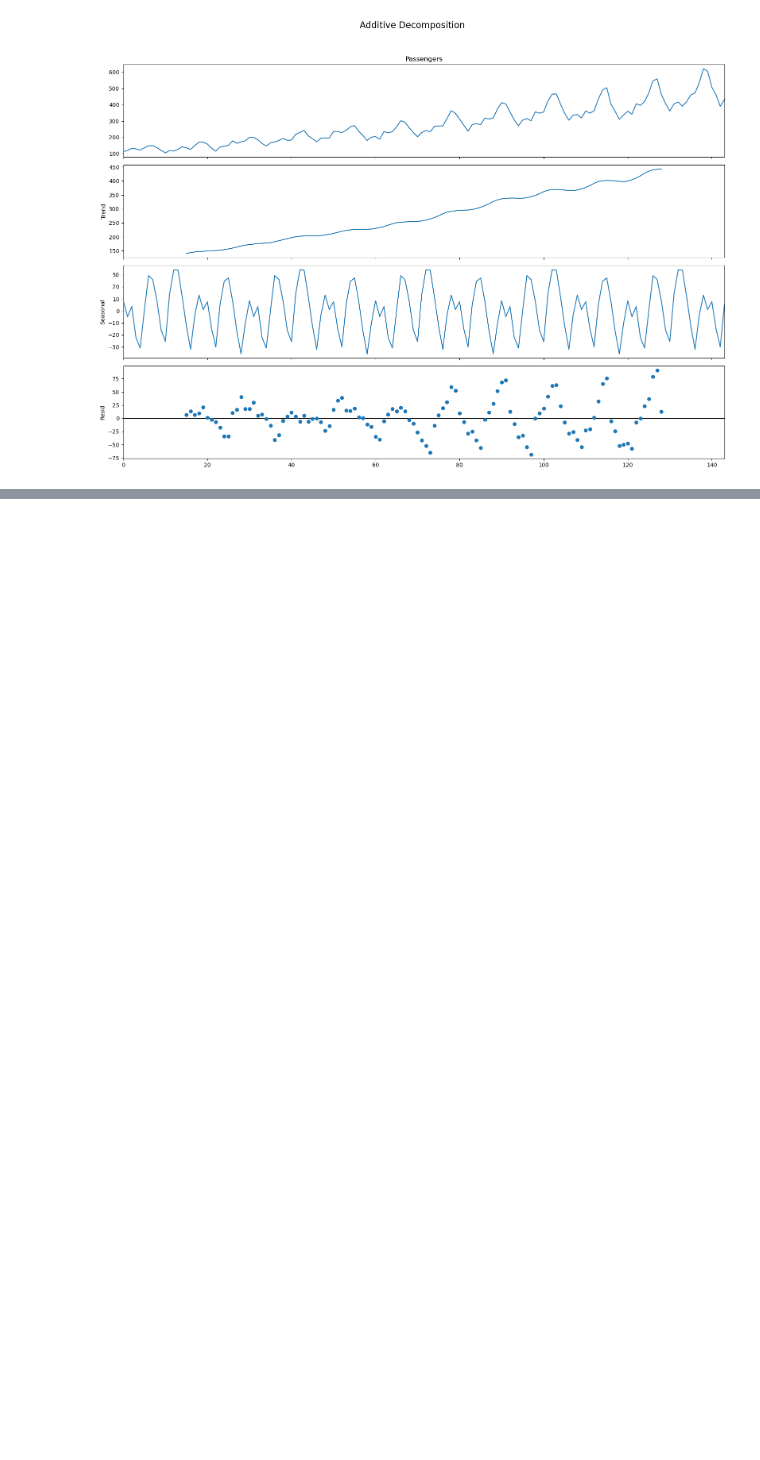
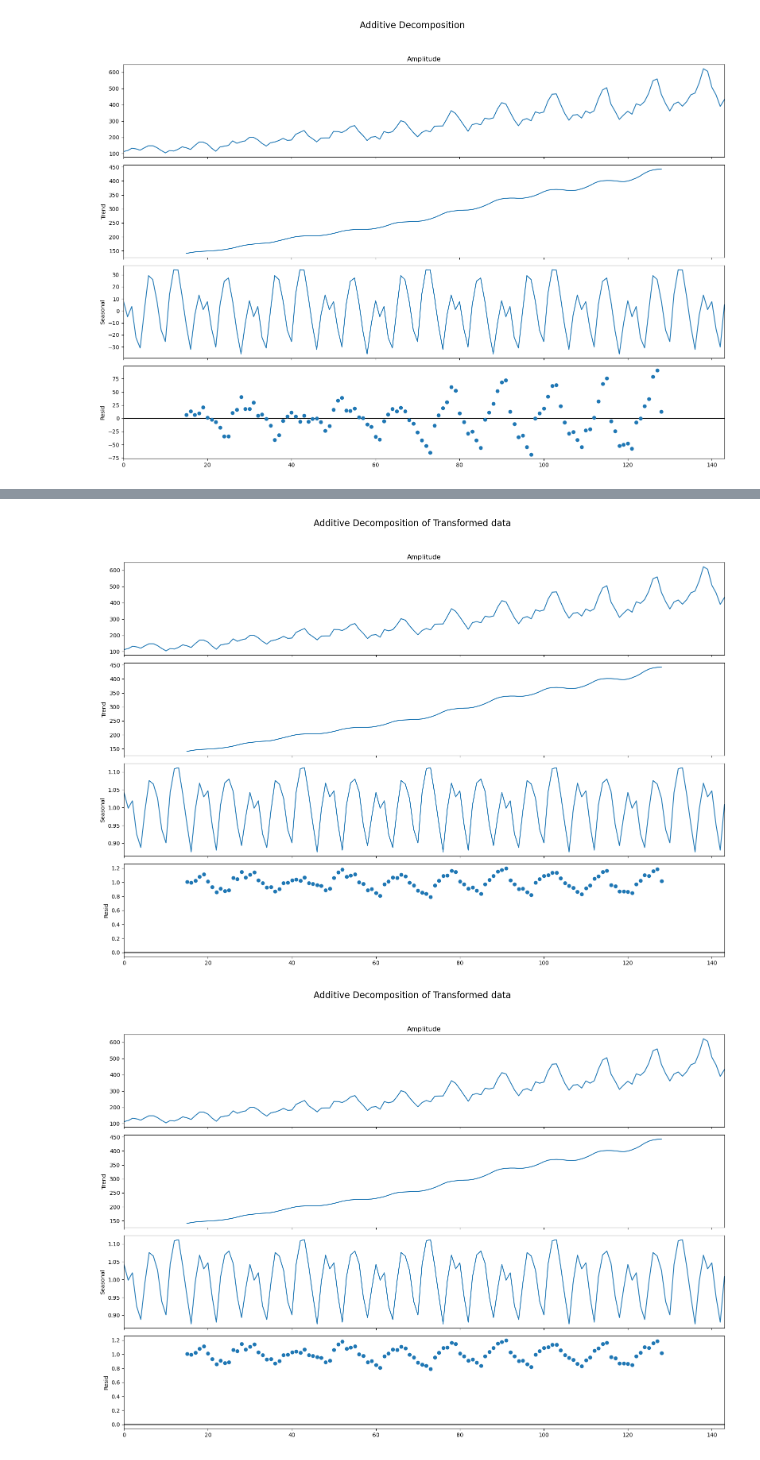
Before and after one commit to nicolasbp87/time_series, a Jupyter notebook: TIME_SERIES_ANALYSIS_INTRODUCTION.ipynb, the cells around one changed output, grey strips where cells are left out. Drawn from its saved outputs; the diff is of its cells as text; code cells hidden in the pictures; blank space fills up the shorter version.

```diff
--- a/TIME_SERIES_ANALYSIS_INTRODUCTION.ipynb
+++ b/TIME_SERIES_ANALYSIS_INTRODUCTION.ipynb
@@ -158,10 +158,10 @@ from statsmodels.tsa.seasonal import seasonal_decompose
 from dateutil.parser import parse
 # %%
 # Multiplicative decomposition
-multi_decom = seasonal_decompose(df['Passengers'], model = 'multiplicative', period=30)
+multi_decom = seasonal_decompose(df['Amplitude'], model = 'multiplicative', period=30)
 
 # Additive decomposition
-additive_decom = seasonal_decompose(df['Passengers'], model = 'additive', period = 30)
+additive_decom = seasonal_decompose(df['Amplitude'], model = 'additive', period = 30)
 # %%
 # Plot
 plt.rcParams.update({'figure.figsize': (16,12)})
@@ -177,0 +216,15 @@ plt.show()
+# %%
+# Plot the multiplicative model using the log data
+# Multiplicative decomposition
+log_multi_decom = seasonal_decompose(df['log_amplitude'], model = 'multiplicative', period=30)
+log_add_decom = seasonal_decompose(df['log_amplitude'], model = 'additive', period=30)
+
+plt.rcParams.update({'figure.figsize': (16,12)})
+multi_decom.plot().suptitle('Additive Decomposition of Transformed data', fontsize=16)
+plt.tight_layout(rect=[0, 0.03, 1, 0.95])
+
+multi_decom.plot().suptitle('Additive Decomposition of Transformed data', fontsize=16)
+plt.tight_layout(rect=[0, 0.03, 1, 0.95])
+# %% [output]
+[figure, added]
+[figure, added]
```
Also changed, not shown: parts of 11 cells of this notebook.
